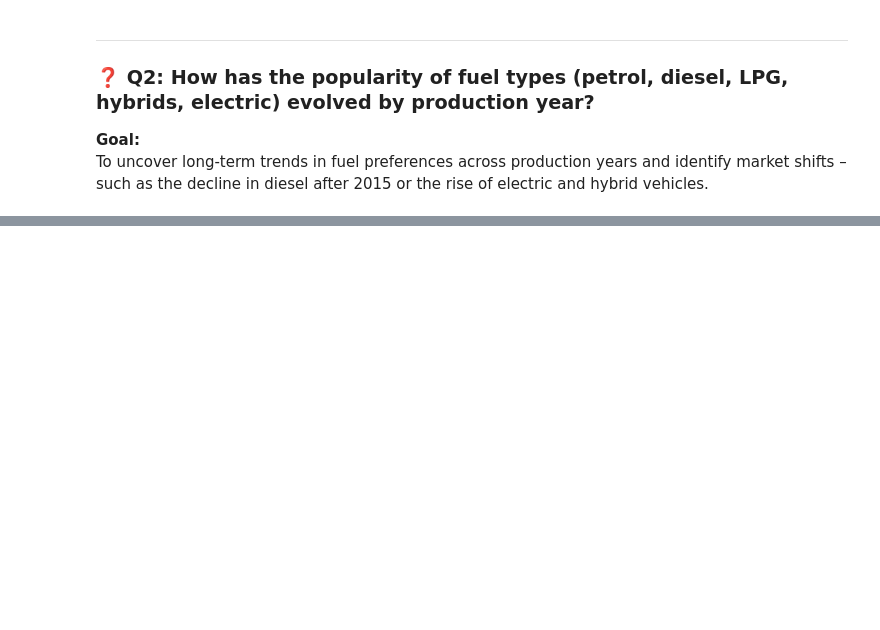
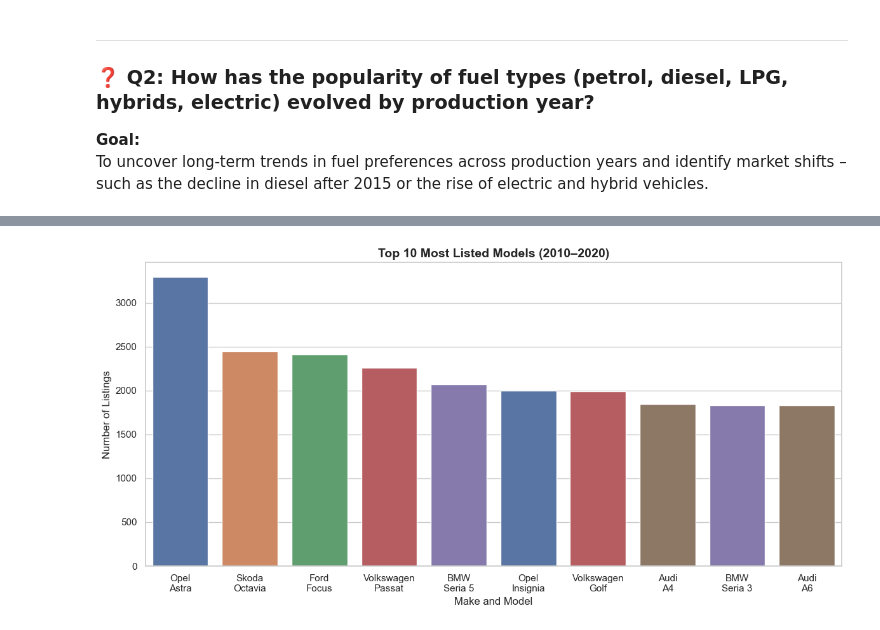
Before and after one commit to LukaszLukaszP/automotive_data_project, a Jupyter notebook: notebooks/eda_automotive_listings.ipynb, the cells around one changed output, grey strips where cells are left out. Cells and saved outputs as stored; diff of their text form; code cells hidden in the pictures; blank space fills up the shorter version.

```diff
--- a/notebooks/eda_automotive_listings.ipynb
+++ b/notebooks/eda_automotive_listings.ipynb
@@ -289,0 +312,33 @@ plt.show()
+# %%
+df_filtered = df[(df['production_year'] >= 2010) & (df['production_year'] <= 2020)]
+# %%
+agg_models = df_filtered.groupby(['make', 'model']).agg(
+    listings=('id', 'count'),
+    median_price=('price', 'median'),
+    median_mileage=('mileage_km', 'median')
+).reset_index().sort_values(by='listings', ascending=False)
+
+top10 = agg_models.head(10)
+
+market_median_price = df_filtered['price'].median()
+market_median_mileage = df_filtered['mileage_km'].median()
+# %%
+top10 = top10.copy()
+top10['label'] = top10['make'] + '\n' + top10['model']
+
+plt.figure(figsize=(12, 6))
+sns.barplot(
+    x='label',
+    y='listings',
+    data=top10,
+    hue='make',
+    dodge=False,
+)
+plt.title('Top 10 Most Listed Models (2010–2020)', fontsize=14, weight='bold')
+plt.xlabel('Make and Model')
+plt.ylabel('Number of Listings')
+plt.legend().set_visible(False)
+plt.tight_layout()
+plt.show()
+# %% [output]
+[figure, added]
```
Also changed, not shown: parts of 30 cells of this notebook.
